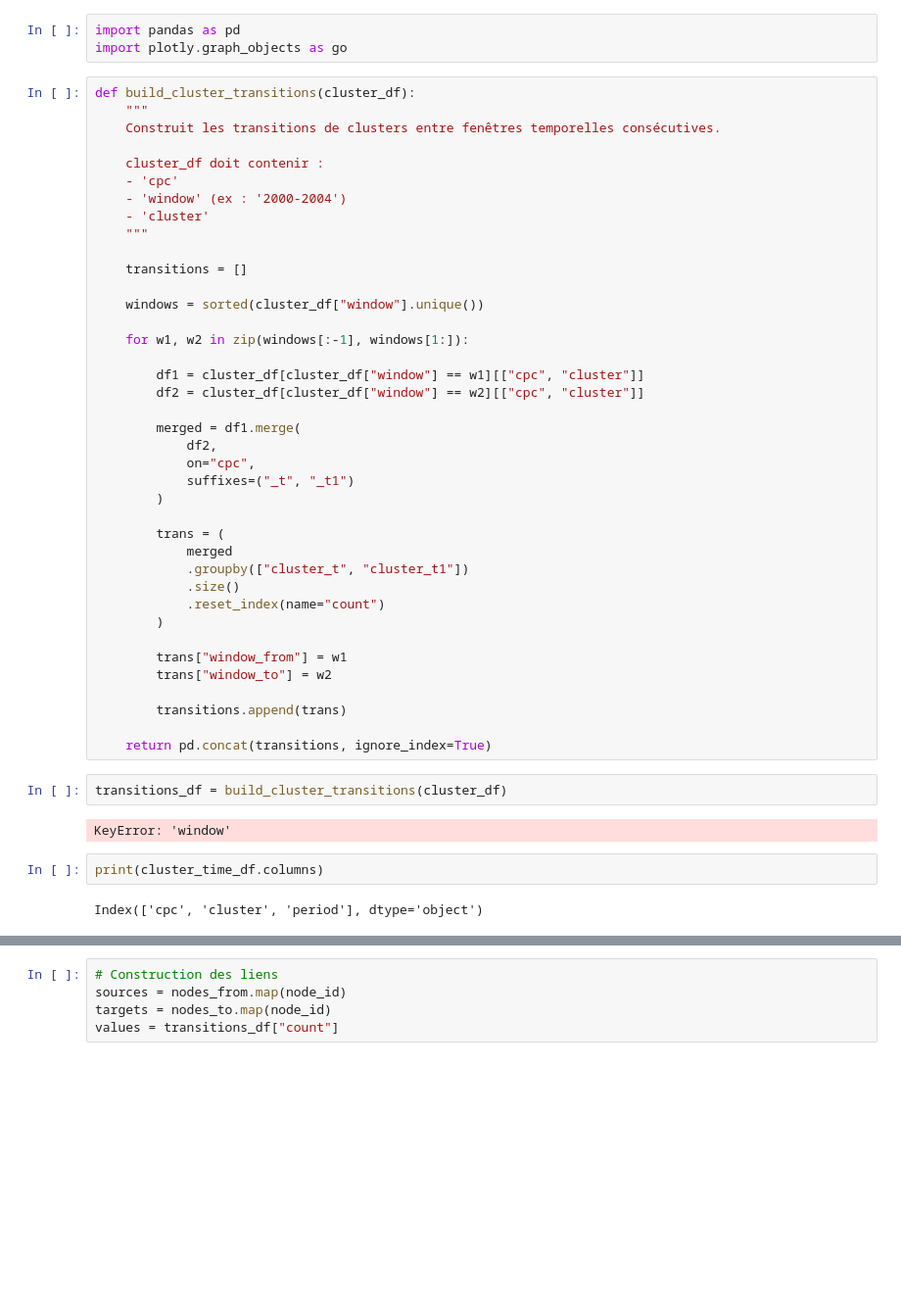
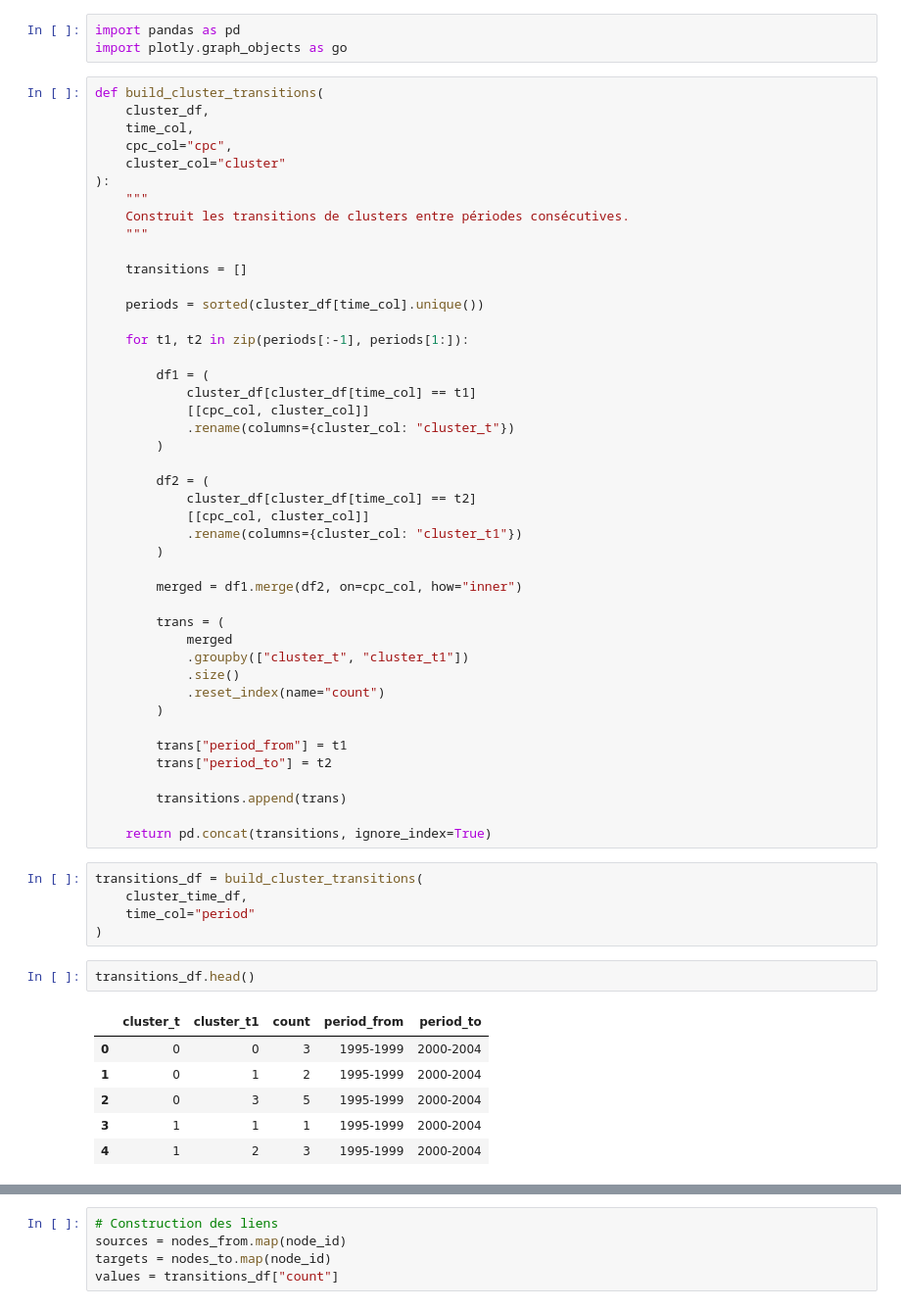
Before and after one commit to quentinbenchetrit/Stat-App, a Jupyter notebook: adaptation_article_acemoglu.ipynb, the cells around one changed output, grey strips where cells are left out. Shown at 98% size. Drawn from its saved outputs; the diff is of its cells as text; blank space fills up the shorter version.

```diff
--- a/adaptation_article_acemoglu.ipynb
+++ b/adaptation_article_acemoglu.ipynb
@@ -591,30 +589,35 @@ et l’épaisseur des liens reflète le nombre de CPC qui changent (ou restent)
 import pandas as pd
 import plotly.graph_objects as go
 # %%
-def build_cluster_transitions(cluster_df):
+def build_cluster_transitions(
+    cluster_df,
+    time_col,
+    cpc_col="cpc",
+    cluster_col="cluster"
+):
     """
-    Construit les transitions de clusters entre fenêtres temporelles consécutives.
-
-    cluster_df doit contenir :
-    - 'cpc'
-    - 'window' (ex : '2000-2004')
-    - 'cluster'
+    Construit les transitions de clusters entre périodes consécutives.
     """
 
     transitions = []
 
-    windows = sorted(cluster_df["window"].unique())
+    periods = sorted(cluster_df[time_col].unique())
 
-    for w1, w2 in zip(windows[:-1], windows[1:]):
+    for t1, t2 in zip(periods[:-1], periods[1:]):
 
-        df1 = cluster_df[cluster_df["window"] == w1][["cpc", "cluster"]]
-        df2 = cluster_df[cluster_df["window"] == w2][["cpc", "cluster"]]
+        df1 = (
+            cluster_df[cluster_df[time_col] == t1]
+            [[cpc_col, cluster_col]]
+            .rename(columns={cluster_col: "cluster_t"})
+        )
 
-        merged = df1.merge(
-            df2,
-            on="cpc",
-            suffixes=("_t", "_t1")
+        df2 = (
+            cluster_df[cluster_df[time_col] == t2]
+            [[cpc_col, cluster_col]]
+            .rename(columns={cluster_col: "cluster_t1"})
         )
+
+        merged = df1.merge(df2, on=cpc_col, how="inner")
 
         trans = (
             merged
@@ -623,20 +626,26 @@ def build_cluster_transitions(cluster_df):
             .reset_index(name="count")
         )
 
-        trans["window_from"] = w1
-        trans["window_to"] = w2
+        trans["period_from"] = t1
+        trans["period_to"] = t2
 
         transitions.append(trans)
 
     return pd.concat(transitions, ignore_index=True)
 # %%
-transitions_df = build_cluster_transitions(cluster_df)
+transitions_df = build_cluster_transitions(
+    cluster_time_df,
+    time_col="period"
+)
-# %% [output]
-KeyError: 'window'
 # %%
-print(cluster_time_df.columns)
+transitions_df.head()
 # %% [output]
-Index(['cpc', 'cluster', 'period'], dtype='object')
+|  | cluster_t | cluster_t1 | count | period_from | period_to |
+| 0 | 0 | 0 | 3 | 1995-1999 | 2000-2004 |
+| 1 | 0 | 1 | 2 | 1995-1999 | 2000-2004 |
+| 2 | 0 | 3 | 5 | 1995-1999 | 2000-2004 |
+| 3 | 1 | 1 | 1 | 1995-1999 | 2000-2004 |
+| 4 | 1 | 2 | 3 | 1995-1999 | 2000-2004 |
 # %%
 # Création des noeuds/ labels uniques
 nodes_from = (
```
Also changed, not shown: parts of 6 cells of this notebook.
